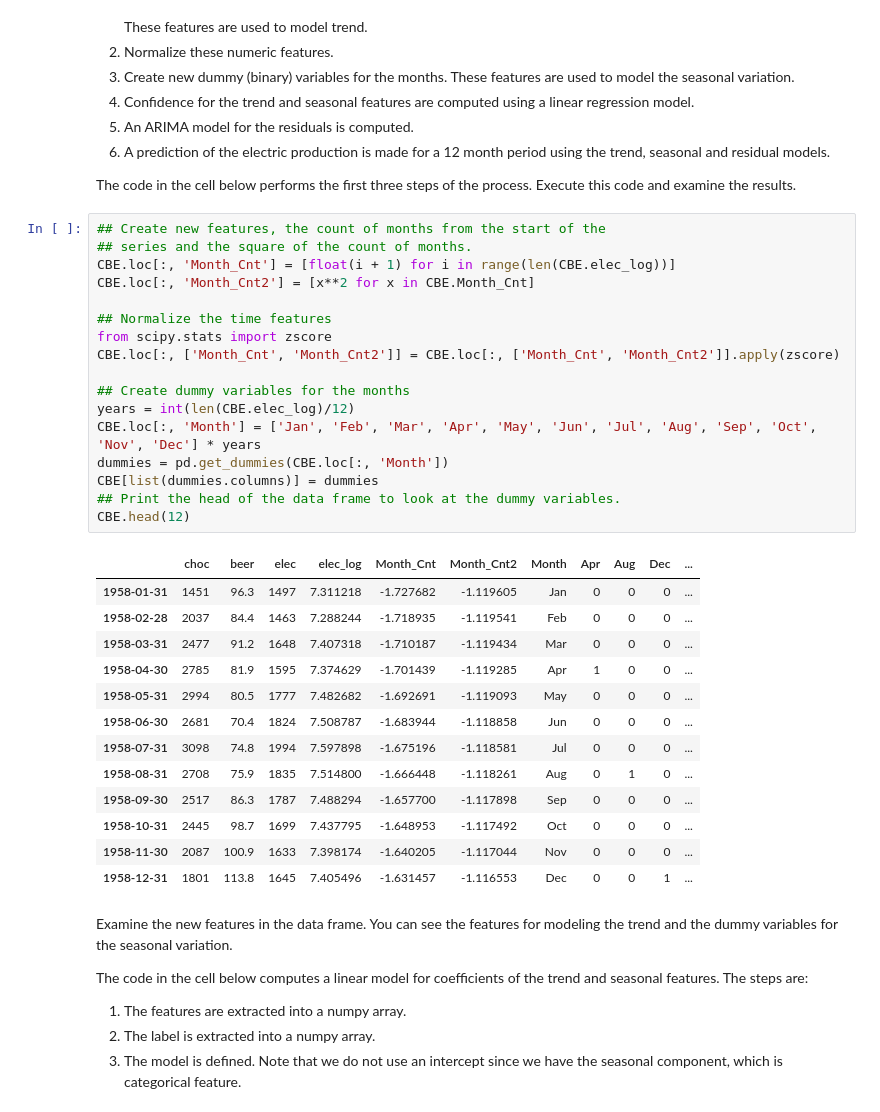
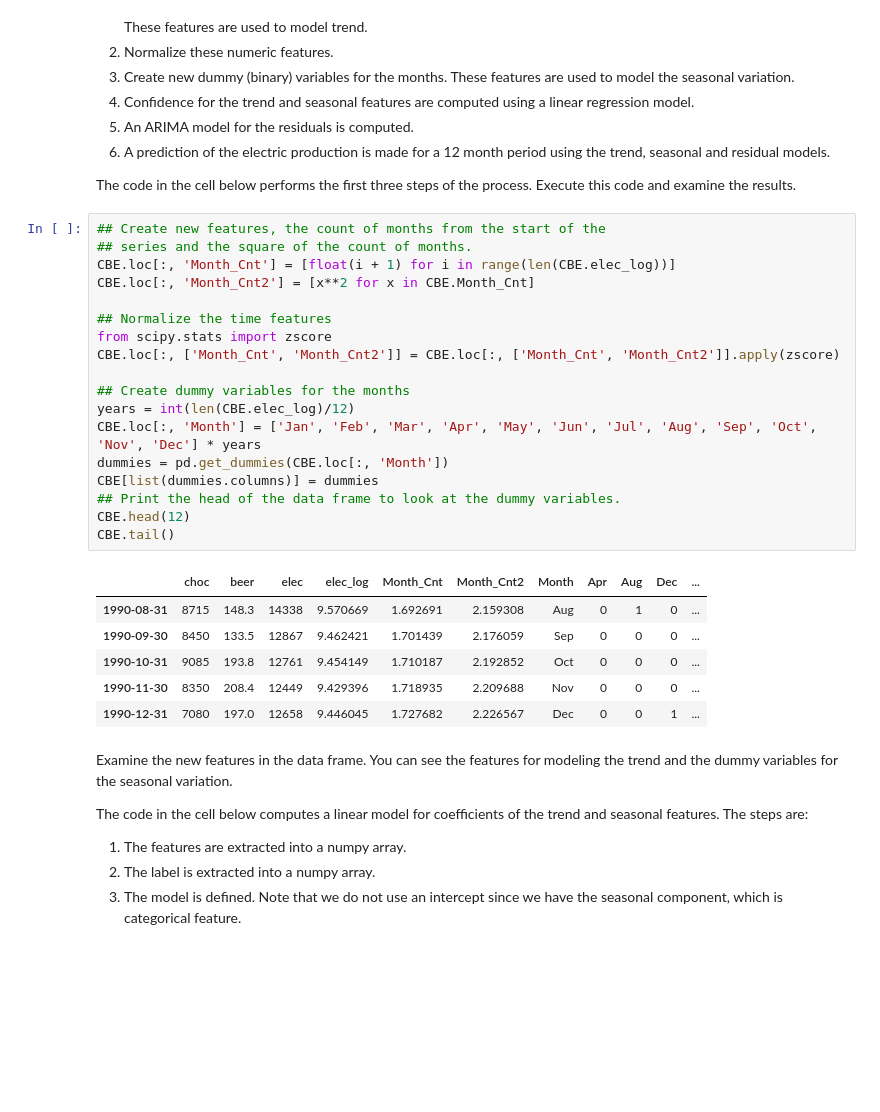
Before and after one commit to mutecypher/Datasci410, a Jupyter notebook: L08-IntroToTimeSeries.ipynb, the cells around one changed output. Drawn from its saved outputs; the diff is of its cells as text; blank space fills up the shorter version.

```diff
--- a/L08-IntroToTimeSeries.ipynb
+++ b/L08-IntroToTimeSeries.ipynb
@@ -1021,34 +1059,28 @@ The code in the cell below performs the first three steps of the process. Execut
 # %%
 ## Create new features, the count of months from the start of the
 ## series and the square of the count of months.
 CBE.loc[:, 'Month_Cnt'] = [float(i + 1) for i in range(len(CBE.elec_log))]
 CBE.loc[:, 'Month_Cnt2'] = [x**2 for x in CBE.Month_Cnt]
 
 ## Normalize the time features
 from scipy.stats import zscore
 CBE.loc[:, ['Month_Cnt', 'Month_Cnt2']] = CBE.loc[:, ['Month_Cnt', 'Month_Cnt2']].apply(zscore)
 
 ## Create dummy variables for the months
 years = int(len(CBE.elec_log)/12)
 CBE.loc[:, 'Month'] = ['Jan', 'Feb', 'Mar', 'Apr', 'May', 'Jun', 'Jul', 'Aug', 'Sep', 'Oct', 'Nov', 'Dec'] * years
 dummies = pd.get_dummies(CBE.loc[:, 'Month'])
 CBE[list(dummies.columns)] = dummies
 ## Print the head of the data frame to look at the dummy variables.
 CBE.head(12)
+CBE.tail()
 # %% [output]
 |  | choc | beer | elec | elec_log | Month_Cnt | Month_Cnt2 | Month | Apr | Aug | Dec | ... |
-| 1958-01-31 | 1451 | 96.3 | 1497 | 7.311218 | -1.727682 | -1.119605 | Jan | 0 | 0 | 0 | ... |
-| 1958-02-28 | 2037 | 84.4 | 1463 | 7.288244 | -1.718935 | -1.119541 | Feb | 0 | 0 | 0 | ... |
-| 1958-03-31 | 2477 | 91.2 | 1648 | 7.407318 | -1.710187 | -1.119434 | Mar | 0 | 0 | 0 | ... |
-| 1958-04-30 | 2785 | 81.9 | 1595 | 7.374629 | -1.701439 | -1.119285 | Apr | 1 | 0 | 0 | ... |
-| 1958-05-31 | 2994 | 80.5 | 1777 | 7.482682 | -1.692691 | -1.119093 | May | 0 | 0 | 0 | ... |
-| 1958-06-30 | 2681 | 70.4 | 1824 | 7.508787 | -1.683944 | -1.118858 | Jun | 0 | 0 | 0 | ... |
-| 1958-07-31 | 3098 | 74.8 | 1994 | 7.597898 | -1.675196 | -1.118581 | Jul | 0 | 0 | 0 | ... |
-| 1958-08-31 | 2708 | 75.9 | 1835 | 7.514800 | -1.666448 | -1.118261 | Aug | 0 | 1 | 0 | ... |
-| 1958-09-30 | 2517 | 86.3 | 1787 | 7.488294 | -1.657700 | -1.117898 | Sep | 0 | 0 | 0 | ... |
-| 1958-10-31 | 2445 | 98.7 | 1699 | 7.437795 | -1.648953 | -1.117492 | Oct | 0 | 0 | 0 | ... |
-| 1958-11-30 | 2087 | 100.9 | 1633 | 7.398174 | -1.640205 | -1.117044 | Nov | 0 | 0 | 0 | ... |
-| 1958-12-31 | 1801 | 113.8 | 1645 | 7.405496 | -1.631457 | -1.116553 | Dec | 0 | 0 | 1 | ... |
+| 1990-08-31 | 8715 | 148.3 | 14338 | 9.570669 | 1.692691 | 2.159308 | Aug | 0 | 1 | 0 | ... |
+| 1990-09-30 | 8450 | 133.5 | 12867 | 9.462421 | 1.701439 | 2.176059 | Sep | 0 | 0 | 0 | ... |
+| 1990-10-31 | 9085 | 193.8 | 12761 | 9.454149 | 1.710187 | 2.192852 | Oct | 0 | 0 | 0 | ... |
+| 1990-11-30 | 8350 | 208.4 | 12449 | 9.429396 | 1.718935 | 2.209688 | Nov | 0 | 0 | 0 | ... |
+| 1990-12-31 | 7080 | 197.0 | 12658 | 9.446045 | 1.727682 | 2.226567 | Dec | 0 | 0 | 1 | ... |
 # %% [markdown]
 Examine the new features in the data frame. You can see the features for modeling the trend and the dummy variables for the seasonal variation.
 
```
Also changed, not shown: parts of 12 cells of this notebook, 17 other files.
